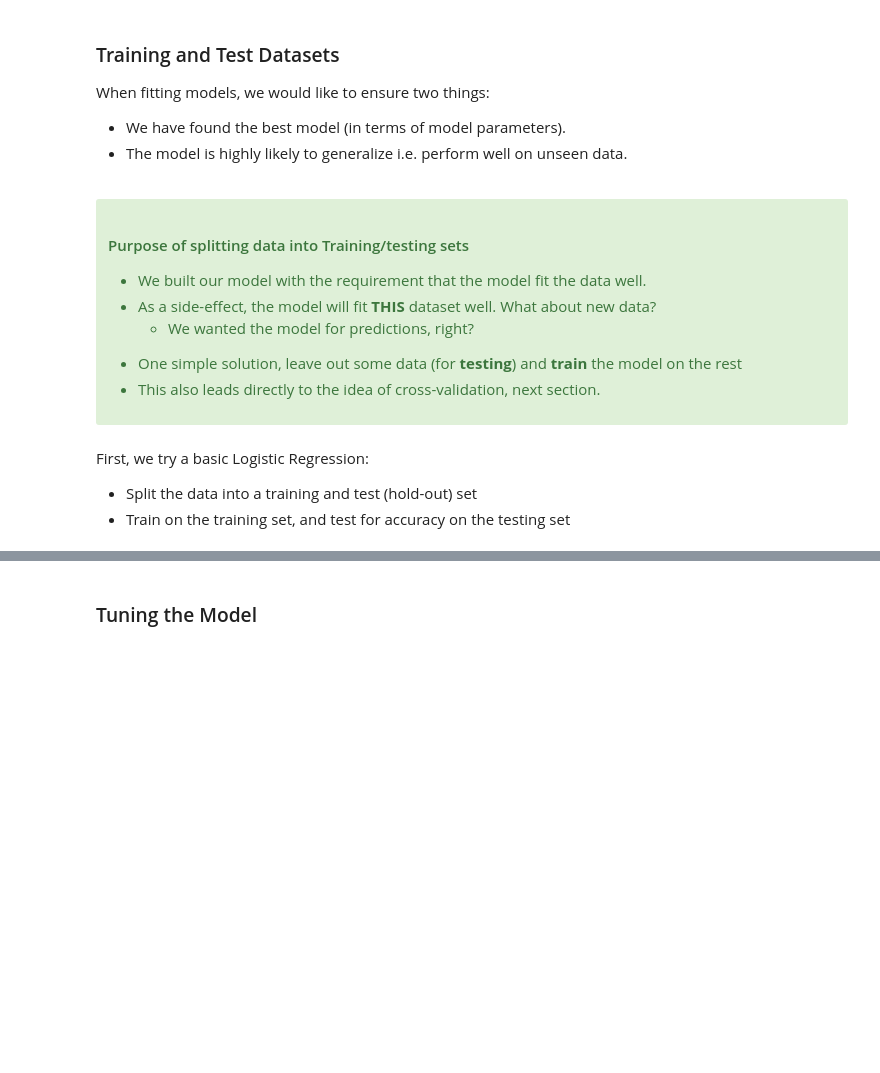
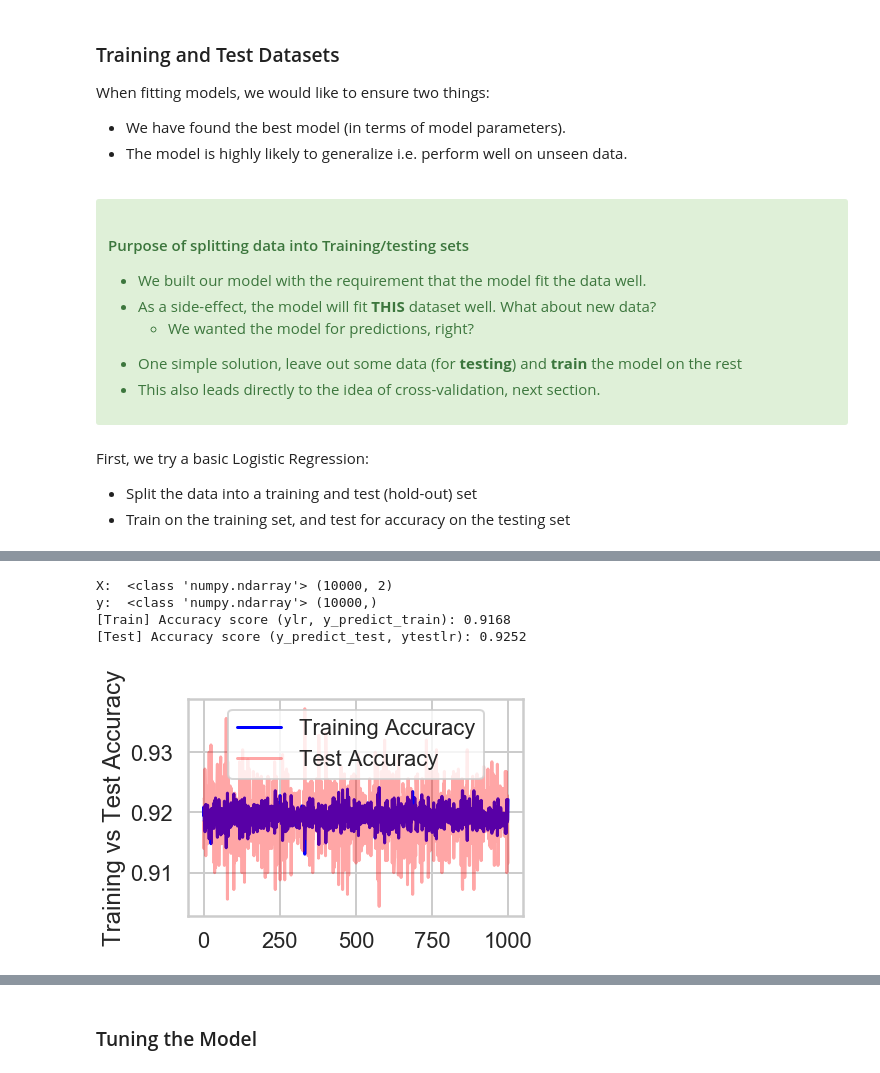
Before and after one commit to dzekem/Logistic-regression, a Jupyter notebook: Mini_Project_Logistic_Regression.ipynb, the cells around one changed output, grey strips where cells are left out. Cells and saved outputs as stored; diff of their text form; code cells hidden in the pictures; blank space fills up the shorter version.

```diff
--- a/Mini_Project_Logistic_Regression.ipynb
+++ b/Mini_Project_Logistic_Regression.ipynb
@@ -171,0 +162,79 @@ print(accuracy_score(clf.predict(Xtestlr), ytestlr))
+# %%
+from sklearn.model_selection import train_test_split
+from sklearn.linear_model import LogisticRegression
+from sklearn.metrics import accuracy_score
+
+#Before splitting the dataset, verify if X is a matrix and y a vector
+X = dflog[['Height','Weight']].values
+print("X: ", type(X), X.shape)
+y = (dflog.Gender=='Male').values
+print('y: ', type(y), y.shape)
+
+# Split the data into a training and test set.
+Xlr, Xtestlr, ylr, ytestlr = train_test_split(dflog[['Height','Weight']].values,
+                                              (dflog.Gender == "Male").values,random_state=5)
+
+clf = LogisticRegression()
+# Fit the model on the trainng data.
+clf.fit(Xlr, ylr)
+#Accuracy from the training data
+y_predict_train = clf.predict(Xlr)
+print("[Train] Accuracy score (ylr, y_predict_train):", accuracy_score(ylr, y_predict_train))
+
+# Print the accuracy from the testing data.
+y_predict_test = clf.predict(Xtestlr)
+print("[Test] Accuracy score (y_predict_test, ytestlr):", accuracy_score(y_predict_test, ytestlr))
+
+#Since the accuracy difference between the train and test data is not much, therefore there is no model overfitting
+#This difference could also be visualized by plotting a graph of the difference between the train/train accuracy
+
+training_accuracy = []
+test_accuracy = []
+accuracy_difference = []
+
+#number of trials
+n_splits = 1000
+
+# LogisticRegression object
+clf = LogisticRegression()
+
+# loop over multiple trials
+for i in range(0, n_splits):
+    #split for this iteration, using shuffle and a different random_state
+    # for every iteration
+    Xlr, Xtestlr, ylr, ytestlr = train_test_split(dflog[['Height','Weight']].values,
+                                              (dflog.Gender == "Male").values,random_state=i)
+    # fit on the training set
+    clf.fit(Xlr, ylr)
+
+    # predict on training set
+    y_predict_training = clf.predict(Xlr)
+
+    # predict on test set
+    y_predict_test = clf.predict(Xtestlr)
+
+    # save training accuracy for this split
+    tr_accuracy = accuracy_score(y_predict_training, ylr)
+    training_accuracy.append(tr_accuracy)
+
+    # save test accuracy for this split
+    tst_accuracy = accuracy_score(y_predict_test, ytestlr)
+    test_accuracy.append(tst_accuracy)
+
+    # save difference
+    accuracy_difference.append(tst_accuracy - tr_accuracy)
+
+#Plot of training vs test accuracy
+#This gives a visualization of how large the difference between these two accuracies is
+#If there is overfitting or underfitting
+training_plot, = plt.plot(training_accuracy, 'b')
+test_plot, = plt.plot(test_accuracy, 'r', alpha = 0.35)
+plt.legend([training_plot, test_plot], ['Training Accuracy', 'Test Accuracy'])
+plt.ylabel('Training vs Test Accuracy')
+plt.show()
+# %% [output]
+X:  <class 'numpy.ndarray'> (10000, 2)
+y:  <class 'numpy.ndarray'> (10000,)
+[Train] Accuracy score (ylr, y_predict_train): 0.9168
+[Test] Accuracy score (y_predict_test, ytestlr): 0.9252
+[figure, added]
```
Also changed, not shown: parts of 10 cells of this notebook.
